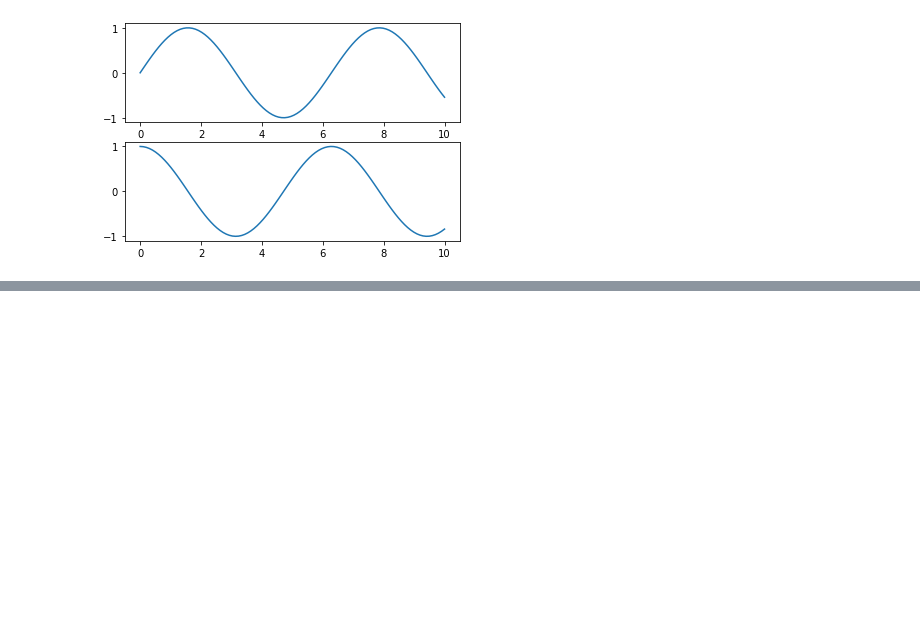
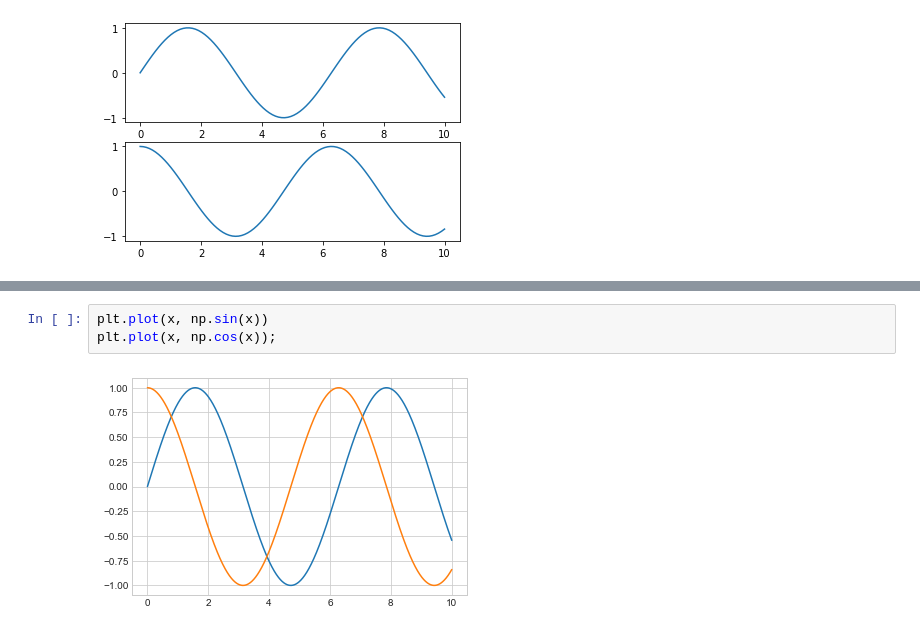
Before and after one commit to Brightchu/pytest, a Jupyter notebook: notes/3_matplotlib.ipynb, the cells around one changed output, grey strips where cells are left out. Drawn from its saved outputs; the diff is of its cells as text; blank space fills up the shorter version.

```diff
--- a/notes/3_matplotlib.ipynb
+++ b/notes/3_matplotlib.ipynb
@@ -32,0 +50,5 @@ ax[1].plot(x, np.cos(x));
+# %%
+plt.plot(x, np.sin(x))
+plt.plot(x, np.cos(x));
+# %% [output]
+[figure, added]
```
Also changed, not shown: parts of 35 cells of this notebook.
